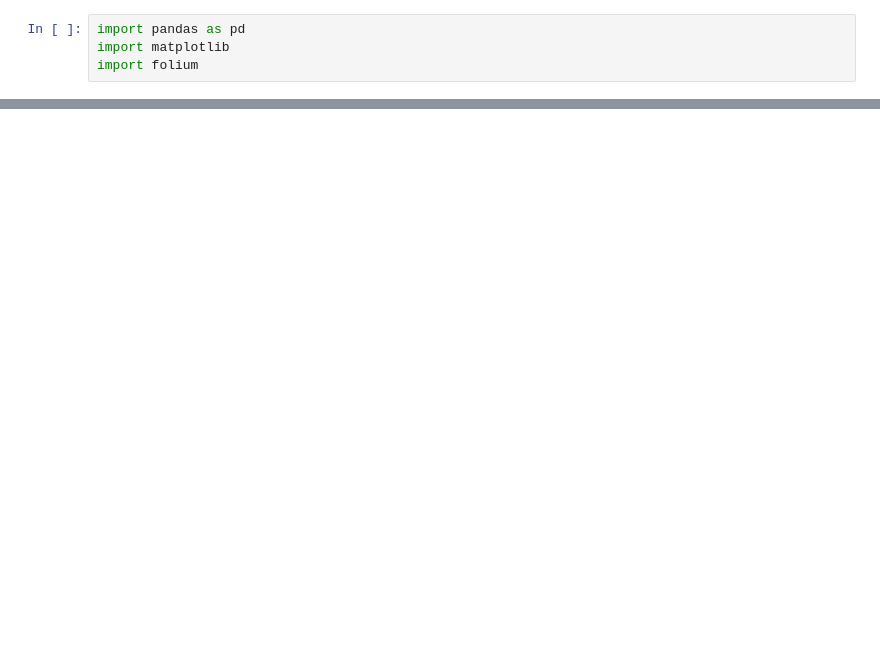
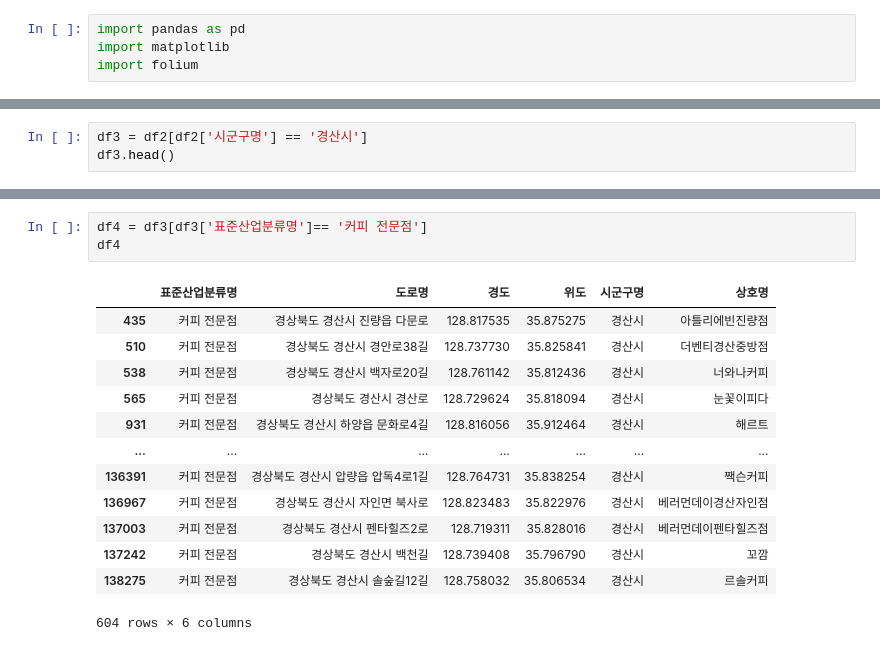
Before and after one commit to adam9e96/python_basic, a Jupyter notebook: chapter10_data_analysis/pandas03/pandas_027.ipynb, the cells around one changed output, grey strips where cells are left out. Drawn from its saved outputs; the diff is of its cells as text; blank space fills up the shorter version.

```diff
--- a/chapter10_data_analysis/pandas03/pandas_027.ipynb
+++ b/chapter10_data_analysis/pandas03/pandas_027.ipynb
@@ -17,0 +66,3 @@ df2.head(10)
+# %%
+df3 = df2[df2['시군구명'] == '경산시']
+df3.head()
@@ -18 +76,18 @@ df2.head(10)
+# %%
+df4 = df3[df3['표준산업분류명']== '커피 전문점']
+df4
+# %% [output]
+|  | 표준산업분류명 | 도로명 | 경도 | 위도 | 시군구명 | 상호명 |
+| 435 | 커피 전문점 | 경상북도 경산시 진량읍 다문로 | 128.817535 | 35.875275 | 경산시 | 아틀리에빈진량점 |
+| 510 | 커피 전문점 | 경상북도 경산시 경안로38길 | 128.737730 | 35.825841 | 경산시 | 더벤티경산중방점 |
+| 538 | 커피 전문점 | 경상북도 경산시 백자로20길 | 128.761142 | 35.812436 | 경산시 | 너와나커피 |
+| 565 | 커피 전문점 | 경상북도 경산시 경산로 | 128.729624 | 35.818094 | 경산시 | 눈꽃이피다 |
+| 931 | 커피 전문점 | 경상북도 경산시 하양읍 문화로4길 | 128.816056 | 35.912464 | 경산시 | 해르트 |
+| ... | ... | ... | ... | ... | ... | ... |
+| 136391 | 커피 전문점 | 경상북도 경산시 압량읍 압독4로1길 | 128.764731 | 35.838254 | 경산시 | 짹슨커피 |
+| 136967 | 커피 전문점 | 경상북도 경산시 자인면 북사로 | 128.823483 | 35.822976 | 경산시 | 베러먼데이경산자인점 |
+| 137003 | 커피 전문점 | 경상북도 경산시 펜타힐즈2로 | 128.719311 | 35.828016 | 경산시 | 베러먼데이펜타힐즈점 |
+| 137242 | 커피 전문점 | 경상북도 경산시 백천길 | 128.739408 | 35.796790 | 경산시 | 꼬깜 |
+| 138275 | 커피 전문점 | 경상북도 경산시 솔숲길12길 | 128.758032 | 35.806534 | 경산시 | 르솔커피 |
+604 rows × 6 columns
 # %%
```
Also changed, not shown: parts of 14 cells of this notebook, 19 other files.
